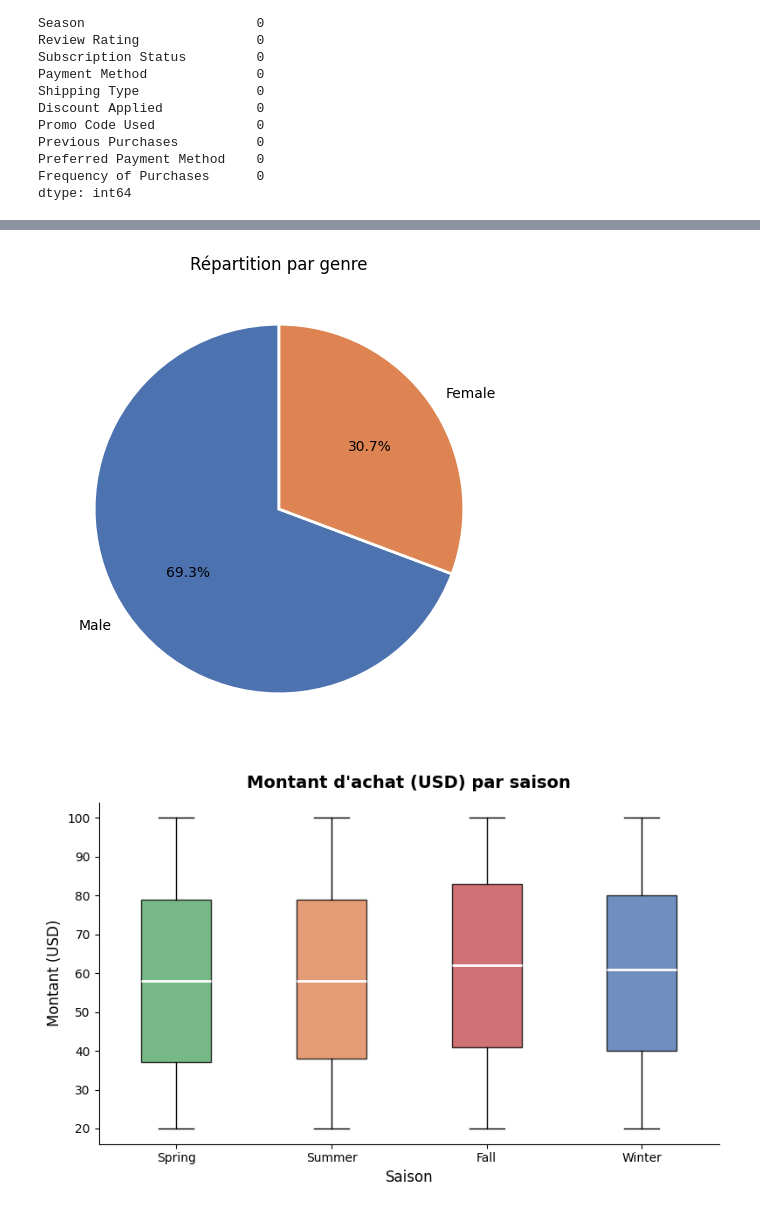
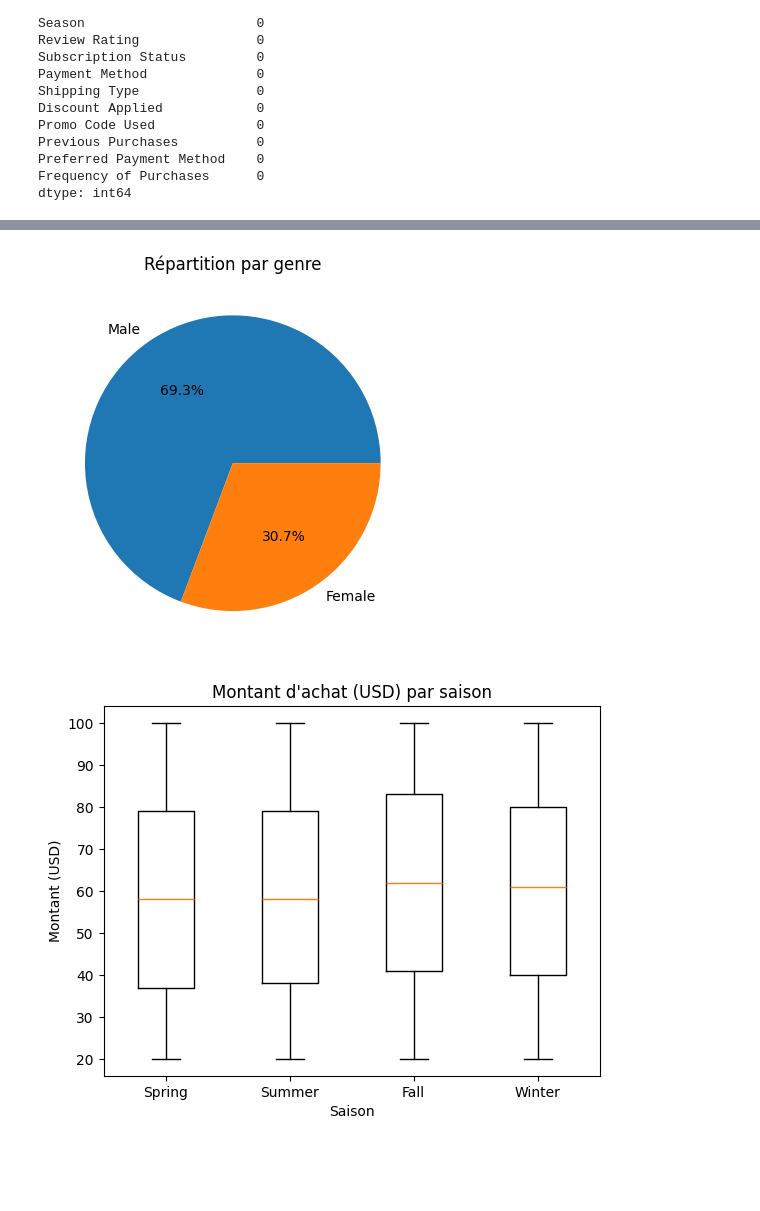
Before and after one commit to HediHachicha/Projet-DS, a Jupyter notebook: projet.ipynb, the cells around one changed output, grey strips where cells are left out. Saved outputs shown, nothing was run; the diff lists cells and outputs as text; code cells hidden in the pictures; blank space fills up the shorter version.

```diff
--- a/projet.ipynb
+++ b/projet.ipynb
@@ -207,38 +184,20 @@ plt.show()
 # %%
-fig, ax = plt.subplots(figsize=(6, 6))
-
 gender_counts = df['Gender'].value_counts()
-
-ax.pie(
-    gender_counts.values,
-    labels=gender_counts.index,
-    autopct='%1.1f%%',
-    colors=['#4C72B0', '#DD8452'],
-    startangle=90,
-    wedgeprops={'linewidth': 2, 'edgecolor': 'white'}
-)
-
-ax.set_title('Répartition par genre')
-
+plt.pie(gender_counts, labels=gender_counts.index, autopct='%1.1f%%')
+plt.title("Répartition par genre")
 plt.show()
 # %% [output]
-[figure, old version]
+[figure, new version]
 # %%
-fig, ax = plt.subplots(figsize=(8, 5))
-season_order = ['Spring', 'Summer', 'Fall', 'Winter']
-season_data = [df[df['Season'] == s]['Purchase Amount (USD)'].dropna().values for s in season_order]
-bp = ax.boxplot(season_data, labels=season_order, patch_artist=True, notch=False,
-                medianprops={'color': 'white', 'linewidth': 2})
-palette = ['#55A868', '#DD8452', '#C44E52', '#4C72B0']
-for patch, color in zip(bp['boxes'], palette):
-    patch.set_facecolor(color)
-    patch.set_alpha(0.8)
-ax.set_title("Montant d'achat (USD) par saison", fontsize=14, fontweight='bold', pad=12)
-ax.set_xlabel('Saison', fontsize=12)
-ax.set_ylabel('Montant (USD)', fontsize=12)
-ax.spines[['top', 'right']].set_visible(False)
-plt.tight_layout()
+spring = df[df['Season'] == 'Spring']['Purchase Amount (USD)']
+summer = df[df['Season'] == 'Summer']['Purchase Amount (USD)']
+fall   = df[df['Season'] == 'Fall'  ]['Purchase Amount (USD)']
+winter = df[df['Season'] == 'Winter']['Purchase Amount (USD)']
+plt.boxplot([spring, summer, fall, winter], labels=['Spring', 'Summer', 'Fall', 'Winter'])
+plt.title("Montant d'achat (USD) par saison")
+plt.xlabel("Saison")
+plt.ylabel("Montant (USD)")
 plt.show()
 # %% [output]
-[figure, old version]
+[figure, new version]
 # %%
```
Also changed, not shown: parts of 5 cells of this notebook.
